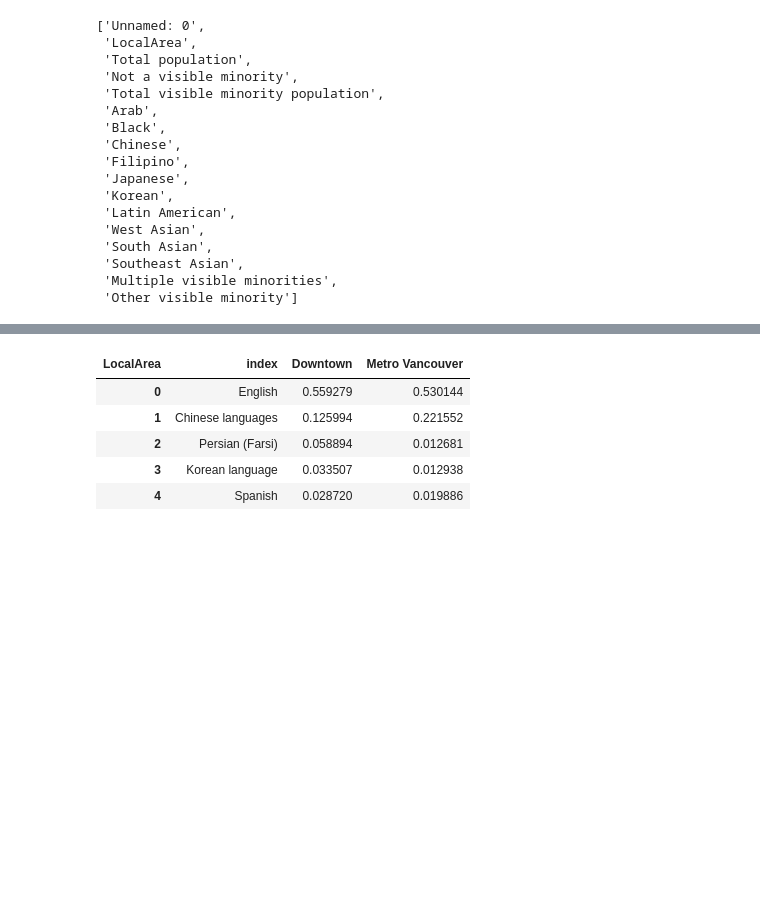
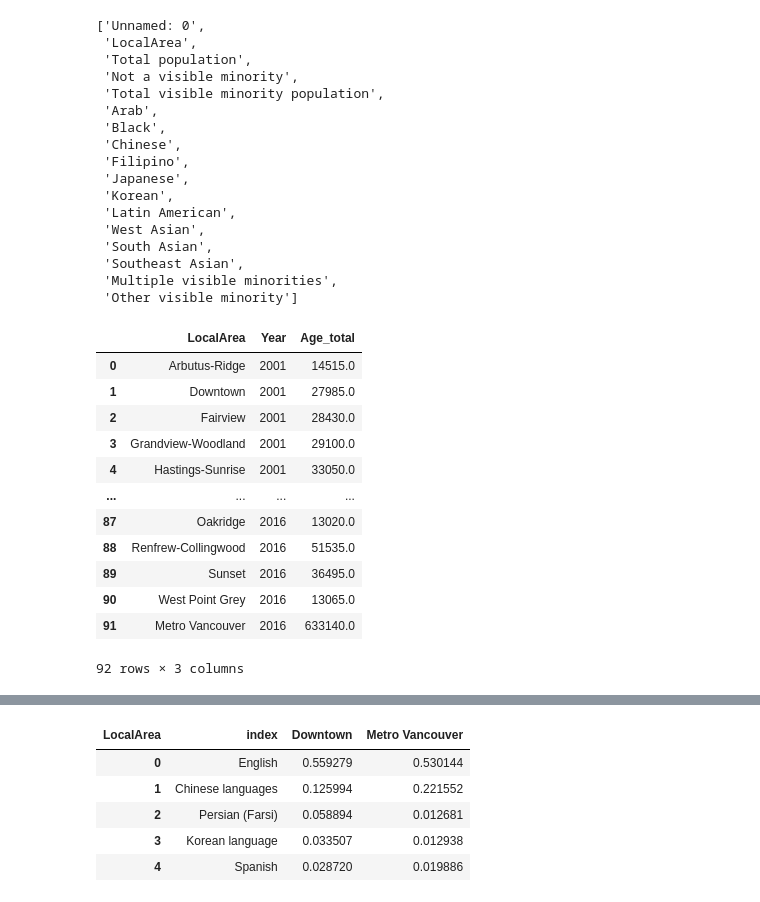
Before and after one commit to aakanksha023/EVAN, a Jupyter notebook: src/04_visualization/census_viz_dashboard.ipynb, the cells around one changed output, grey strips where cells are left out. Cells and saved outputs as stored; diff of their text form; code cells hidden in the pictures; blank space fills up the shorter version.

```diff
--- a/src/04_visualization/census_viz_dashboard.ipynb
+++ b/src/04_visualization/census_viz_dashboard.ipynb
@@ -52,3 +52,20 @@ x = list(df.columns)
 boundary = gpd.read_file("../../data/raw/local_area_boundary.geojson")
 licence = pd.read_csv("../../data/processed/vis_licence.csv")
 agg_licence = pd.read_csv("../../data/processed/vis_agg_licence.csv")
+# %%
+pop_df = df[['LocalArea', 'Year', 'Age_total']]
+pop_df
+# %% [output]
+|  | LocalArea | Year | Age_total |
+| 0 | Arbutus-Ridge | 2001 | 14515.0 |
+| 1 | Downtown | 2001 | 27985.0 |
+| 2 | Fairview | 2001 | 28430.0 |
+| 3 | Grandview-Woodland | 2001 | 29100.0 |
+| 4 | Hastings-Sunrise | 2001 | 33050.0 |
+| ... | ... | ... | ... |
+| 87 | Oakridge | 2016 | 13020.0 |
+| 88 | Renfrew-Collingwood | 2016 | 51535.0 |
+| 89 | Sunset | 2016 | 36495.0 |
+| 90 | West Point Grey | 2016 | 13065.0 |
+| 91 | Metro Vancouver | 2016 | 633140.0 |
+92 rows × 3 columns
```
Also changed, not shown: parts of 4 cells of this notebook, 1 other file.
